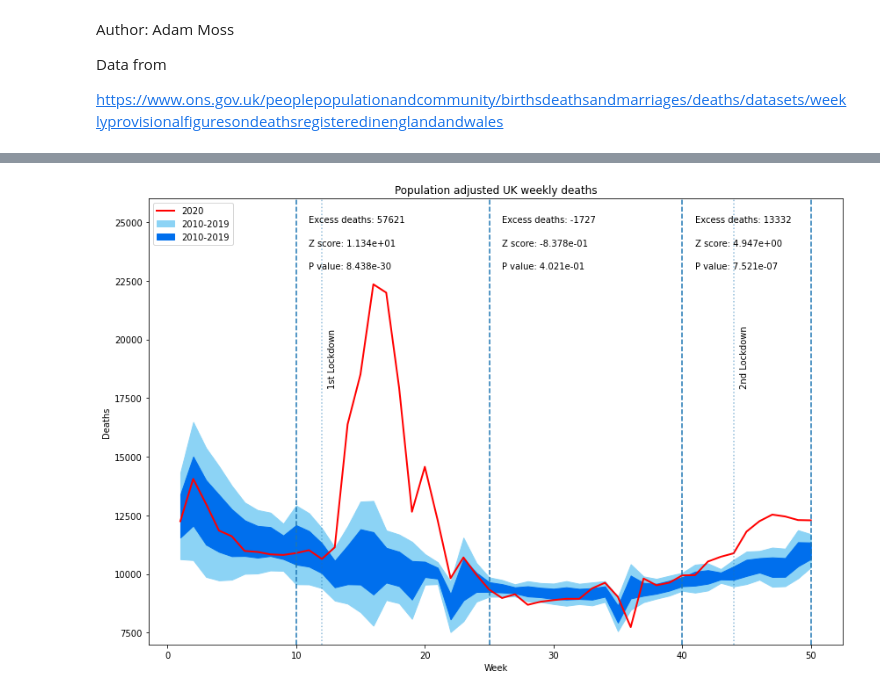
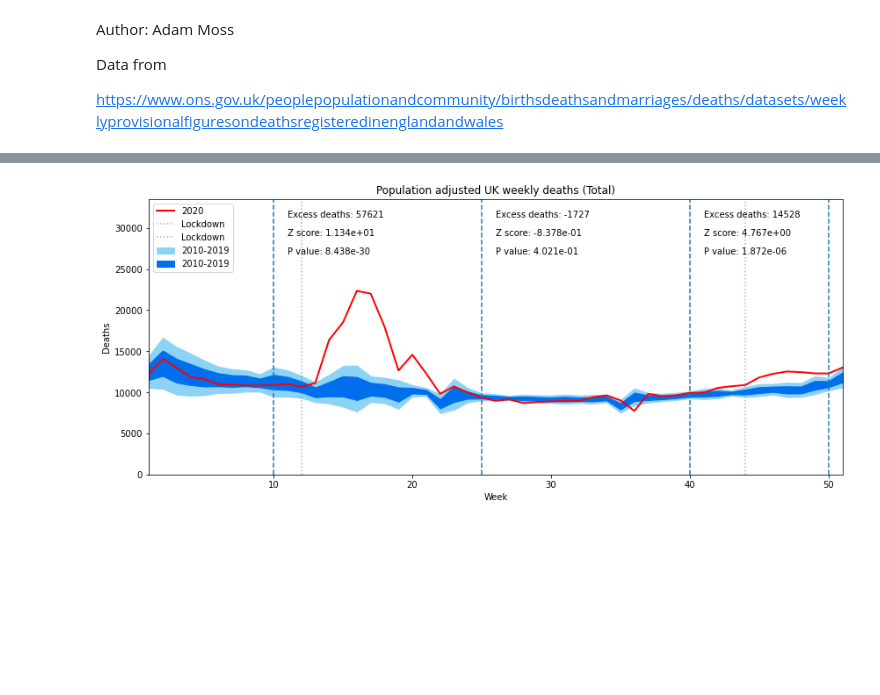
Before and after one commit to adammoss/covid, a Jupyter notebook: examples/all_cause_mortality.ipynb, the cells around one changed output, grey strips where cells are left out. Cells and saved outputs as stored; diff of their text form; code cells hidden in the pictures; blank space fills up the shorter version.

```diff
--- a/examples/all_cause_mortality.ipynb
+++ b/examples/all_cause_mortality.ipynb
@@ -12,3 +26,2 @@ from scipy.stats import norm
 # %%
-df = pd.read_csv('../data/all_cause_mortality/all_cause_mortality.csv')
-df['population_correction'] = df['Population'][0] / df['Population']
+population = pd.read_csv('../data/all_cause_mortality/population.csv')
@@ -36,39 +67,53 @@ def get_excess_deaths(min_week, max_week):
+# %%
+def get_excess_deaths(min_week, max_week, region):
+    df_region = df[(df['year'] >= 2010) & (df['year'] <= 2019) & (df['areaName'] == region) & (df['week'] >= min_week) & (df['week'] <= max_week)]
+    agg = df_region.groupby('year').agg({'totalDeathsCorrected': [np.sum]})
+    mean_deaths = np.mean(agg['totalDeathsCorrected']['sum'])
+    std_deaths = np.std(agg['totalDeathsCorrected']['sum'])
+    df_region = df[(df['year'] == 2020) & (df['areaName'] == region) & (df['week'] >= min_week) & (df['week'] <= max_week)]
+    agg = df_region.agg({'totalDeathsCorrected': [np.sum]})
+    current_deaths = np.mean(agg['totalDeathsCorrected']['sum'])
+    excess_deaths = current_deaths - mean_deaths
+    z_score = excess_deaths / std_deaths
+    p_value = norm.sf(abs(z_score))*2
+    return int(excess_deaths), z_score, p_value
 # %%
-min_week = 1
-max_week = 50
-vals = np.array([df['%s '% s].values * df['population_correction'] for s in range(min_week, max_week + 1)])
-mean_deaths = np.mean(vals[:,1:], axis=1)
-std_deaths = np.std(vals[:,1:,], axis=1)
-plt.figure(figsize=(12,8))
-plt.fill_between(range(min_week, max_week + 1), mean_deaths - 2*std_deaths, mean_deaths + 2*std_deaths, color='#8CD3F5', label='2010-2019')
-plt.fill_between(range(min_week, max_week + 1), mean_deaths - std_deaths, mean_deaths + std_deaths, color='#006FED', label='2010-2019')
-plt.plot(range(min_week, max_week + 1), vals[:,0], color='red', linewidth=2, label='2020')
-plt.xlabel('Week')
-plt.ylabel('Deaths')
-plt.axvline(12, linestyle=':', alpha=0.5)
-plt.text(12.5, 18000, '1st Lockdown', rotation=90)
-plt.axvline(44, linestyle=':', alpha=0.5)
-plt.text(44.5, 18000, '2nd Lockdown', rotation=90)
-excess_deaths, z_score, p_value = get_excess_deaths(10,25)
-plt.text(11, 25000, 'Excess deaths: %s' % excess_deaths, rotation=0)
-plt.text(11, 24000, 'Z score: %.3e' % z_score, rotation=0)
-plt.text(11, 23000, 'P value: %.3e' % p_value, rotation=0)
-excess_deaths, z_score, p_value = get_excess_deaths(25,40)
-plt.text(26, 25000, 'Excess deaths: %s' % excess_deaths, rotation=0)
-plt.text(26, 24000, 'Z score: %.3e' % z_score, rotation=0)
-plt.text(26, 23000, 'P value: %.3e' % p_value, rotation=0)
-excess_deaths, z_score, p_value = get_excess_deaths(40,50)
-plt.text(41, 25000, 'Excess deaths: %s' % excess_deaths, rotation=0)
-plt.text(41, 24000, 'Z score: %.3e' % z_score, rotation=0)
-plt.text(41, 23000, 'P value: %.3e' % p_value, rotation=0)
-plt.axvline(10, linestyle='--')
-plt.axvline(25, linestyle='--')
-plt.axvline(40, linestyle='--')
-plt.axvline(50, linestyle='--')
-plt.legend()
-plt.ylim(7000, 26000)
-plt.title('Population adjusted UK weekly deaths')
-plt.tight_layout()
-plt.savefig('plots/total_deaths.png', transparent=False, facecolor='white')
+for region in df['areaName'].unique():
+    df_region = df[(df['year'] <= 2019) & (df['areaName'] == region)]
+    agg = df_region.groupby(['week']).agg({'totalDeathsCorrected': [np.mean, np.std]}).reset_index()
+    plt.figure(figsize=(12,8))
+    plt.fill_between(agg['week'], agg['totalDeathsCorrected']['mean'] - 2*agg['totalDeathsCorrected']['std'],
+                     agg['totalDeathsCorrected']['mean'] + 2*agg['totalDeathsCorrected']['std'], color='#8CD3F5', label='2010-2019')
+    plt.fill_between(agg['week'], agg['totalDeathsCorrected']['mean'] - agg['totalDeathsCorrected']['std'],
+                     agg['totalDeathsCorrected']['mean'] + agg['totalDeathsCorrected']['std'], color='#006FED', label='2010-2019')
+    df_region = df[(df['year'] == 2020) & (df['areaName'] == region)]
+    plt.plot(df_region['week'], df_region['totalDeaths'], color='red', linewidth=2, label='2020')
+    max_deaths = np.max(df_region['totalDeaths'])
+    plt.xlabel('Week')
+    plt.ylabel('Deaths')
+    plt.title('Population adjusted UK weekly deaths (' + region + ')')
+    plt.axvline(12, linestyle=':', alpha=0.5, label='Lockdown')
+    plt.axvline(44, linestyle=':', alpha=0.5, label='Lockdown')
+    excess_deaths, z_score, p_value = get_excess_deaths(10, 25, region)
+    plt.text(11, max_deaths * 1.4, 'Excess deaths: %s' % excess_deaths, rotation=0)
+    plt.text(11, max_deaths * 1.3, 'Z score: %.3e' % z_score, rotation=0)
+    plt.text(11, max_deaths * 1.2, 'P value: %.3e' % p_value, rotation=0)
+    excess_deaths, z_score, p_value = get_excess_deaths(25, 40, region)
+    plt.text(26, max_deaths * 1.4, 'Excess deaths: %s' % excess_deaths, rotation=0)
+    plt.text(26, max_deaths * 1.3, 'Z score: %.3e' % z_score, rotation=0)
+    plt.text(26, max_deaths * 1.2, 'P value: %.3e' % p_value, rotation=0)
+    excess_deaths, z_score, p_value = get_excess_deaths(40, 51, region)
+    plt.text(41, max_deaths * 1.4, 'Excess deaths: %s' % excess_deaths, rotation=0)
+    plt.text(41, max_deaths * 1.3, 'Z score: %.3e' % z_score, rotation=0)
+    plt.text(41, max_deaths * 1.2, 'P value: %.3e' % p_value, rotation=0)
+    plt.axvline(10, linestyle='--')
+    plt.axvline(25, linestyle='--')
+    plt.axvline(40, linestyle='--')
+    plt.axvline(50, linestyle='--')
+    plt.tight_layout()
+    plt.legend()
+    plt.xlim([1,51])
+    plt.ylim([0, max_deaths * 1.5])
+    plt.savefig('plots/total_deaths_' + region + '.png', transparent=False, facecolor='white')
 # %% [output]
-[figure, old version]
+[figure, new version]
```
Also changed, not shown: parts of 9 cells of this notebook, 29 other files.
